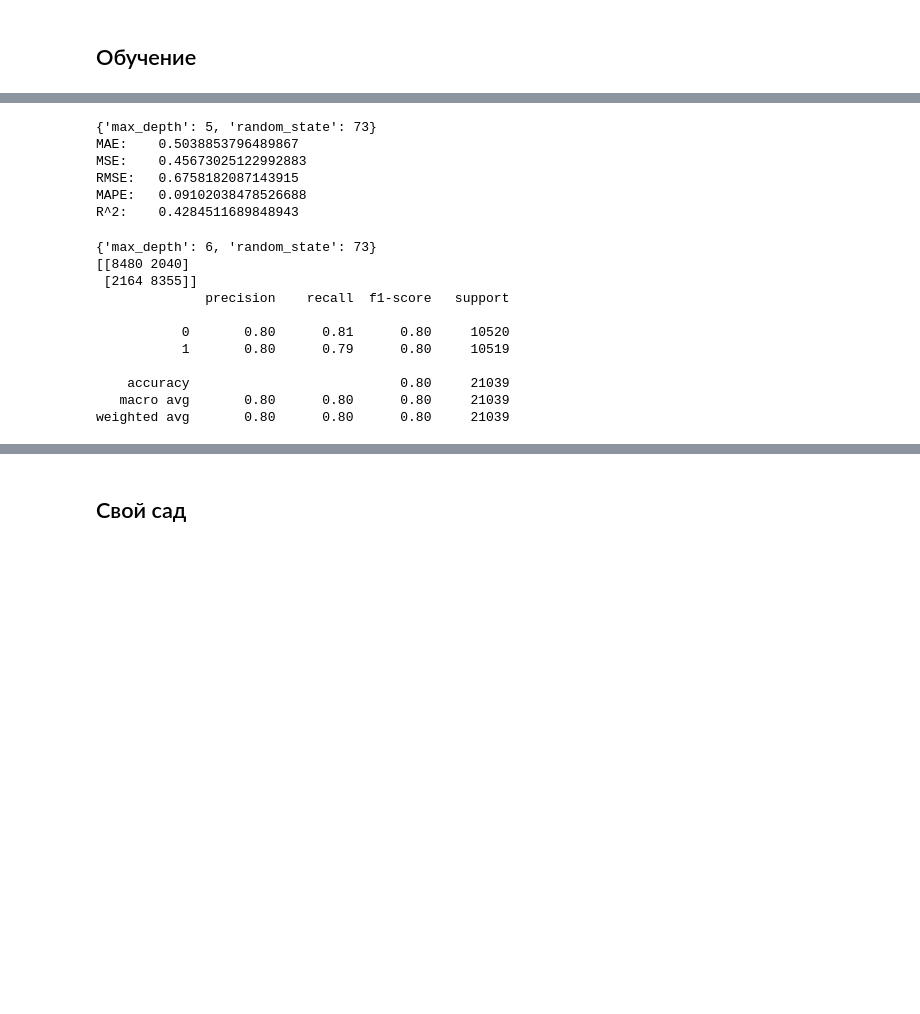
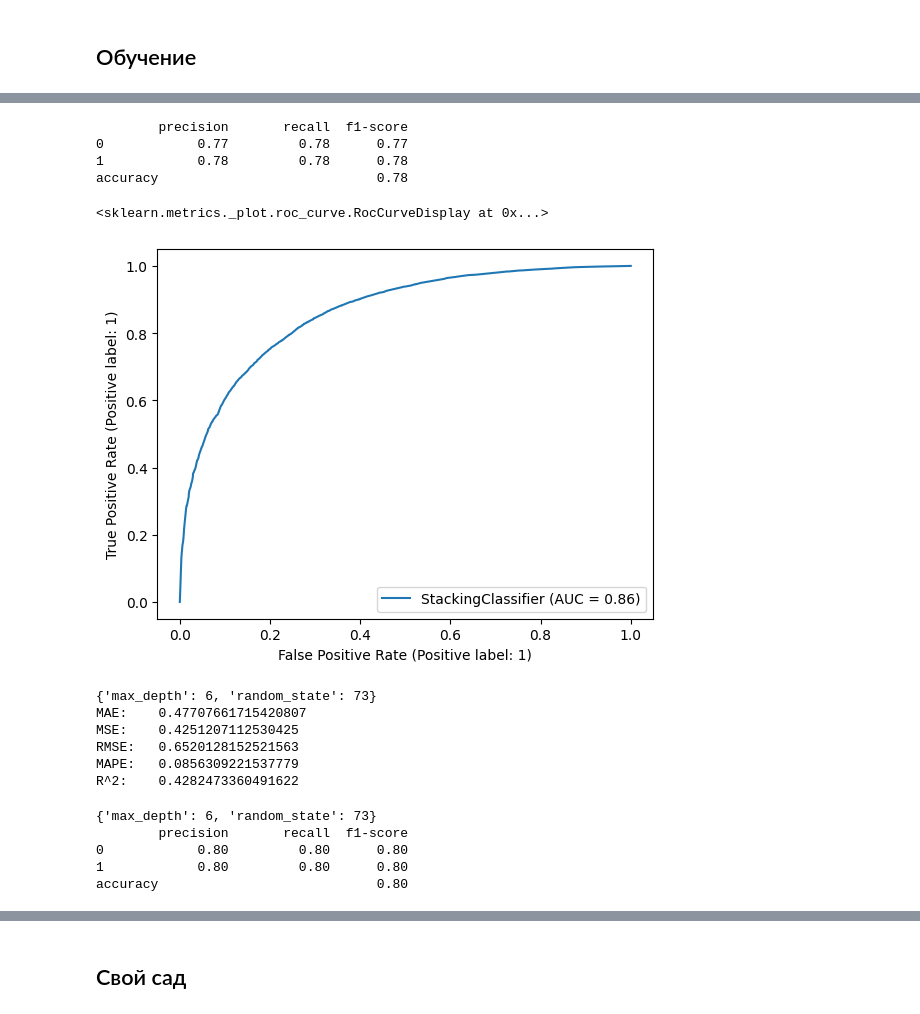
Before and after one commit to ledi-bruh/ml-labs, a Jupyter notebook: notebooks/lab3.ipynb, the cells around one changed output, grey strips where cells are left out. Cells and saved outputs as stored; diff of their text form; code cells hidden in the pictures; blank space fills up the shorter version.

```diff
--- a/notebooks/lab3.ipynb
+++ b/notebooks/lab3.ipynb
@@ -347,15 +225,25 @@ R^2:    0.4608868173221973
 # %%
 estimators = [
     ('bc', bc),
-    ('gbc', gbc)
+    ('dtc', dtc)
 ]
 
 sc = StackingClassifier(estimators=estimators).fit(X_rain_train, y_rain_train)
 
 print_c_metrics(y_rain_test, sc.predict(X_rain_test))
+# %% [output]
+        precision       recall  f1-score
+0            0.77         0.78      0.77
+1            0.78         0.78      0.78
+accuracy                            0.78
+# %%
+RocCurveDisplay.from_estimator(sc, X_rain_test, y_rain_test)
+# %% [output]
+<sklearn.metrics._plot.roc_curve.RocCurveDisplay at 0x...>
+[figure, added]
 # %%
 params = {
-    'random_state': [seed],
+    'random_state': [SEED],
     'max_depth': range(3, 8),
 }
 
@@ -364,15 +252,15 @@ xgbr = GridSearchCV(XGBRegressor(), params).fit(X_wine_train, y_wine_train)
 print(xgbr.best_params_)
 print_r_metrics(y_wine_test, xgbr.predict(X_wine_test))
 # %% [output]
-{'max_depth': 5, 'random_state': 73}
-MAE:    0.5038853796489867
-MSE:    0.45673025122992883
-RMSE:   0.6758182087143915
-MAPE:   0.09102038478526688
-R^2:    0.4284511689848943
+{'max_depth': 6, 'random_state': 73}
+MAE:    0.47707661715420807
+MSE:    0.4251207112530425
+RMSE:   0.6520128152521563
+MAPE:   0.0856309221537779
+R^2:    0.4282473360491622
 # %%
 params = {
-    'random_state': [seed],
+    'random_state': [SEED],
     'max_depth': range(3, 8),
 }
 
@@ -382,13 +270,7 @@ print(xgbc.best_params_)
 print_c_metrics(y_rain_test, xgbc.predict(X_rain_test))
 # %% [output]
 {'max_depth': 6, 'random_state': 73}
-[[8480 2040]
- [2164 8355]]
-              precision    recall  f1-score   support
-
-           0       0.80      0.81      0.80     10520
-           1       0.80      0.79      0.80     10519
-
-    accuracy                           0.80     21039
-   macro avg       0.80      0.80      0.80     21039
-weighted avg       0.80      0.80      0.80     21039
+        precision       recall  f1-score
+0            0.80         0.80      0.80
+1            0.80         0.80      0.80
+accuracy                            0.80
```
Also changed, not shown: parts of 46 cells of this notebook, 6 other files.
